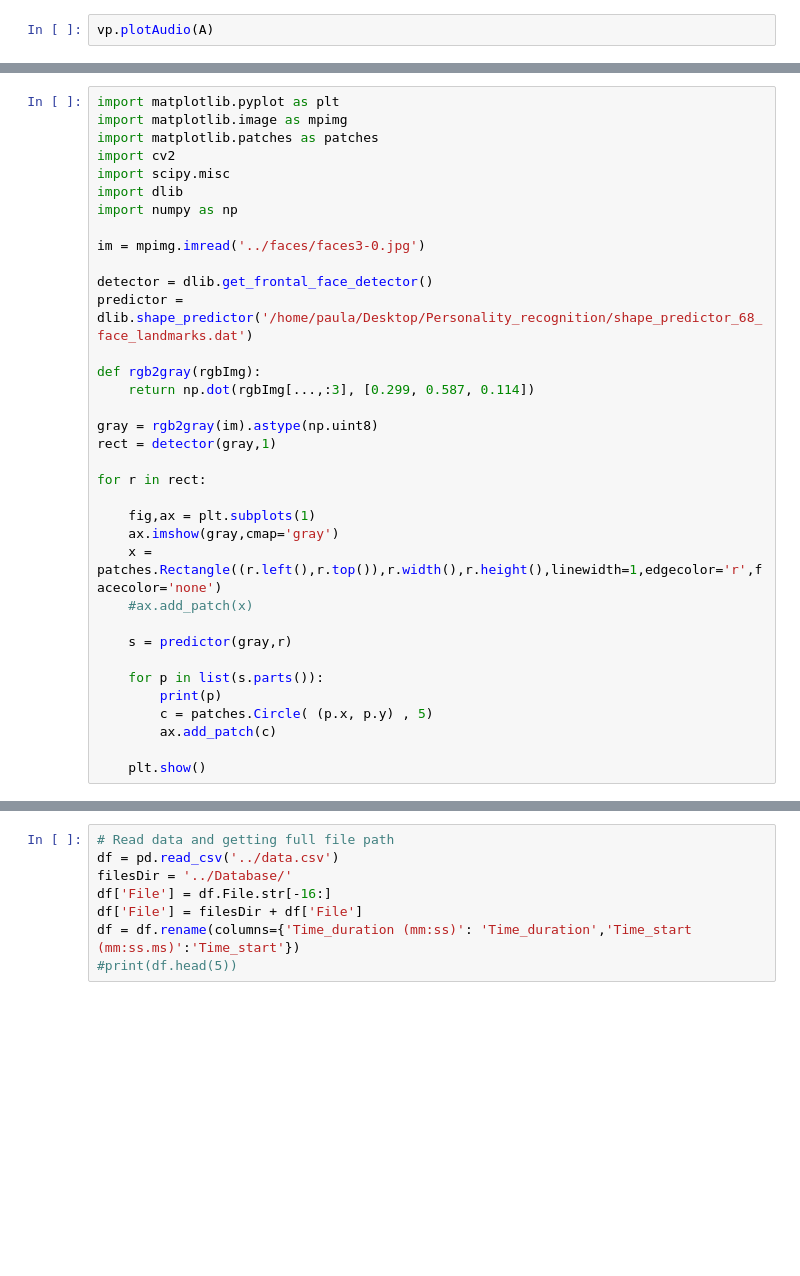
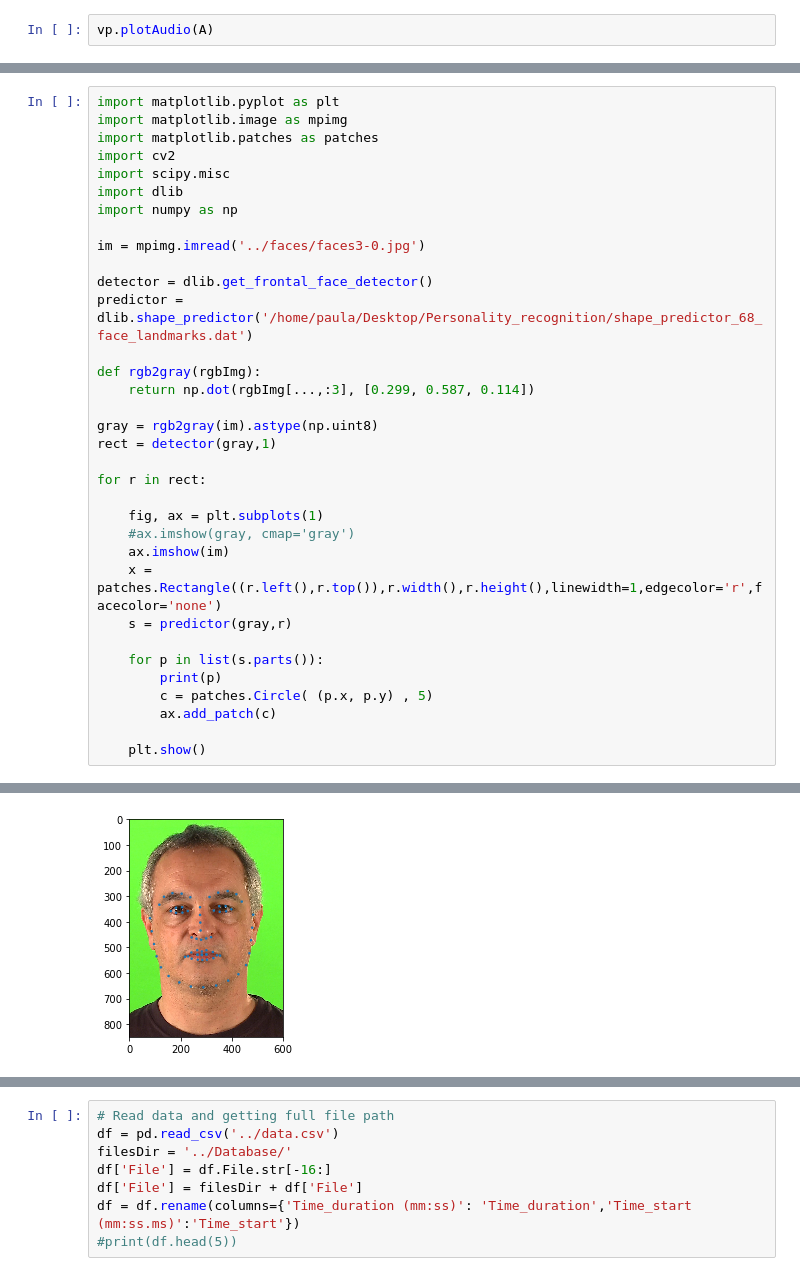
Before and after one commit to Deangelogn/vLib, a Jupyter notebook: vLib_Debbug.ipynb, the cells around one changed output, grey strips where cells are left out. Drawn from its saved outputs; the diff is of its cells as text; blank space fills up the shorter version.

```diff
--- a/vLib_Debbug.ipynb
+++ b/vLib_Debbug.ipynb
@@ -318,11 +452,10 @@ rect = detector(gray,1)
 
 for r in rect:
 
-    fig,ax = plt.subplots(1)
-    ax.imshow(gray,cmap='gray')
+    fig, ax = plt.subplots(1)
+    #ax.imshow(gray, cmap='gray')
+    ax.imshow(im)
     x = patches.Rectangle((r.left(),r.top()),r.width(),r.height(),linewidth=1,edgecolor='r',facecolor='none')
-    #ax.add_patch(x)
-
     s = predictor(gray,r)
 
     for p in list(s.parts()):
@@ -331,3 +464,4 @@ for r in rect:
         ax.add_patch(c)
 
     plt.show()
+# %% [output]
@@ -334,3 +485,4 @@ for r in rect:
+[figure, added]
 # %%
 import matplotlib.pyplot as plt
 import os
```
Also changed, not shown: parts of 9 cells of this notebook.
